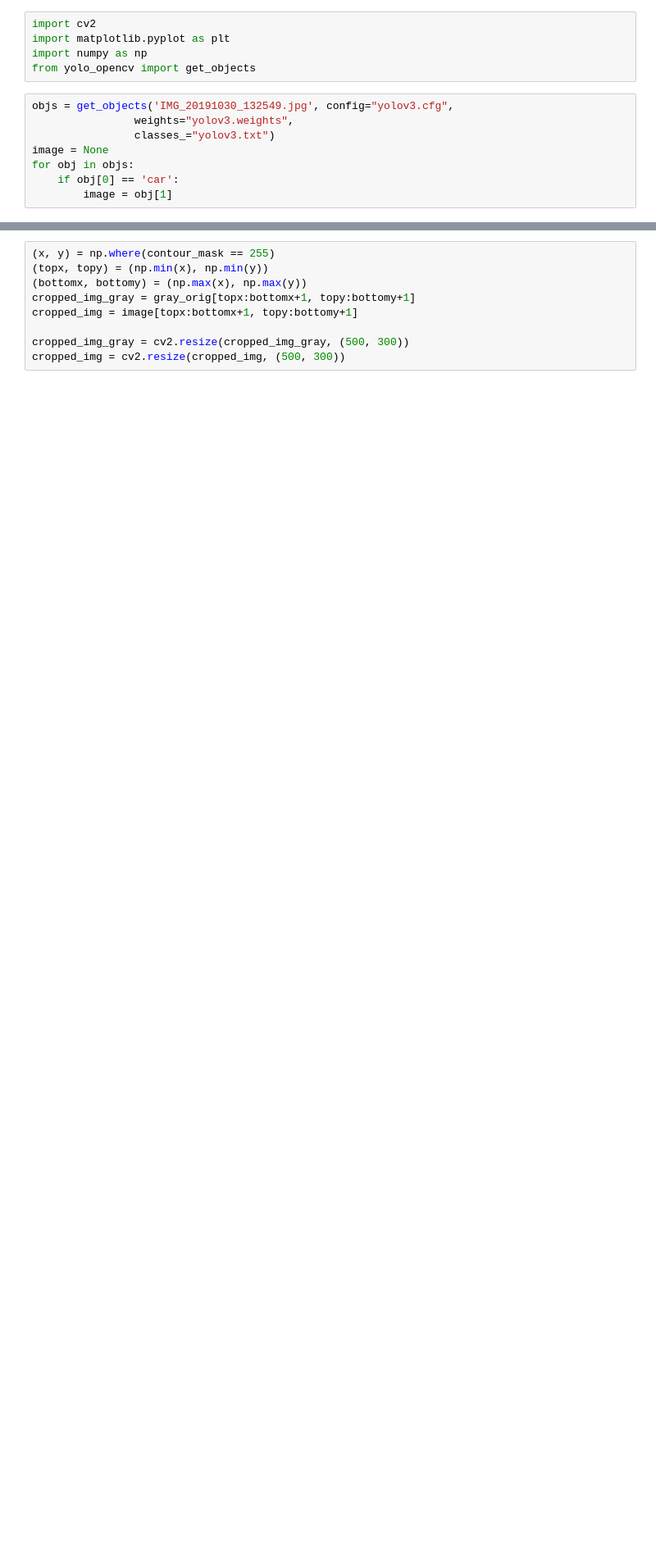
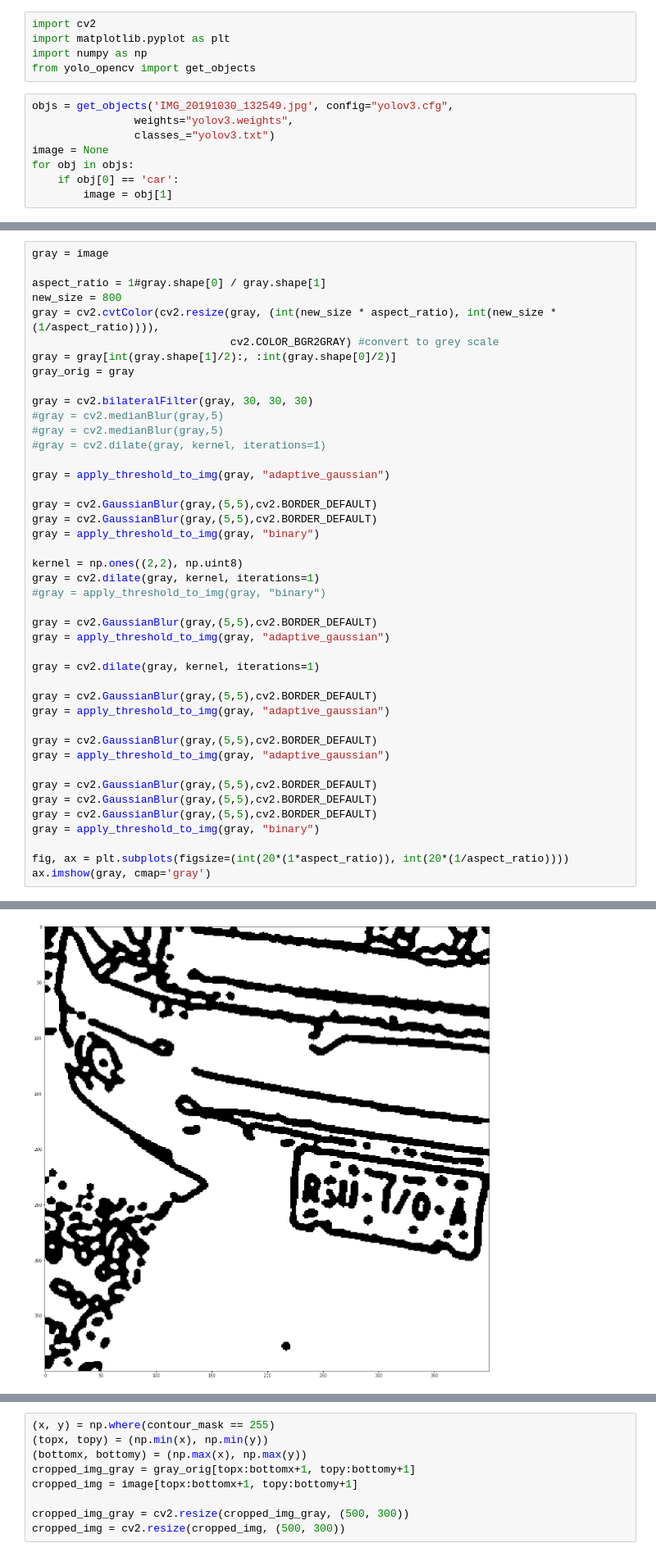
Before and after one commit to LewisErick/AccentureChallengeCV, a Jupyter notebook: roi/Plates ROI.ipynb, the cells around one changed output, grey strips where cells are left out. Shown at 82% size. Drawn from its saved outputs; the diff is of its cells as text; blank space fills up the shorter version.

```diff
--- a/roi/Plates ROI.ipynb
+++ b/roi/Plates ROI.ipynb
@@ -37,0 +21,44 @@ ax.imshow(gray, cmap='gray')
+# %%
+gray = image
+
+aspect_ratio = 1#gray.shape[0] / gray.shape[1]
+new_size = 800
+gray = cv2.cvtColor(cv2.resize(gray, (int(new_size * aspect_ratio), int(new_size * (1/aspect_ratio)))),
+                               cv2.COLOR_BGR2GRAY) #convert to grey scale
+gray = gray[int(gray.shape[1]/2):, :int(gray.shape[0]/2)]
+gray_orig = gray
+
+gray = cv2.bilateralFilter(gray, 30, 30, 30)
+#gray = cv2.medianBlur(gray,5)
+#gray = cv2.medianBlur(gray,5)
+#gray = cv2.dilate(gray, kernel, iterations=1)
+
+gray = apply_threshold_to_img(gray, "adaptive_gaussian")
+
+gray = cv2.GaussianBlur(gray,(5,5),cv2.BORDER_DEFAULT)
+gray = cv2.GaussianBlur(gray,(5,5),cv2.BORDER_DEFAULT)
+gray = apply_threshold_to_img(gray, "binary")
+
+kernel = np.ones((2,2), np.uint8)
+gray = cv2.dilate(gray, kernel, iterations=1)
+#gray = apply_threshold_to_img(gray, "binary")
+
+gray = cv2.GaussianBlur(gray,(5,5),cv2.BORDER_DEFAULT)
+gray = apply_threshold_to_img(gray, "adaptive_gaussian")
+
+gray = cv2.dilate(gray, kernel, iterations=1)
+
+gray = cv2.GaussianBlur(gray,(5,5),cv2.BORDER_DEFAULT)
+gray = apply_threshold_to_img(gray, "adaptive_gaussian")
+
+gray = cv2.GaussianBlur(gray,(5,5),cv2.BORDER_DEFAULT)
+gray = apply_threshold_to_img(gray, "adaptive_gaussian")
+
+gray = cv2.GaussianBlur(gray,(5,5),cv2.BORDER_DEFAULT)
+gray = cv2.GaussianBlur(gray,(5,5),cv2.BORDER_DEFAULT)
+gray = cv2.GaussianBlur(gray,(5,5),cv2.BORDER_DEFAULT)
+gray = apply_threshold_to_img(gray, "binary")
+
+fig, ax = plt.subplots(figsize=(int(20*(1*aspect_ratio)), int(20*(1/aspect_ratio))))
+ax.imshow(gray, cmap='gray')
+# %% [output]
@@ -38,3 +66,4 @@ ax.imshow(gray, cmap='gray')
+[figure, added]
 # %%
 high_thresh, thresh_im = cv2.threshold(gray, 0, 255, cv2.THRESH_BINARY + cv2.THRESH_OTSU)
 lowThresh = 0.5*high_thresh
```
Also changed, not shown: parts of 7 cells of this notebook, 1 other file.
